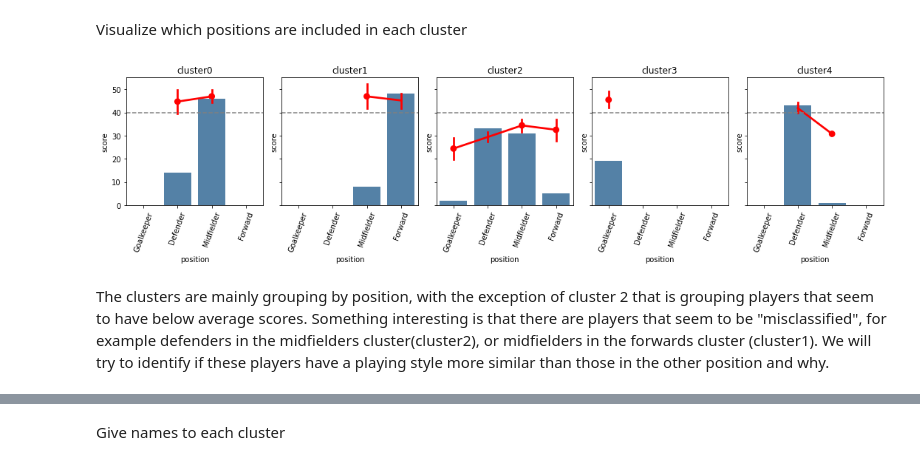
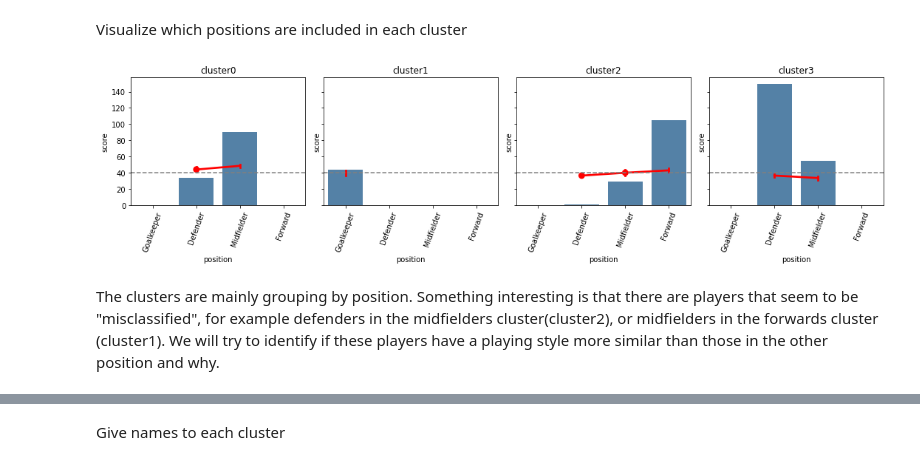
Before and after one commit to mmarzora/data-science, a Jupyter notebook: Football stats/in progress/sorare-api.ipynb, the cells around one changed output, grey strips where cells are left out. Saved outputs shown, nothing was run; the diff lists cells and outputs as text; code cells hidden in the pictures.

```diff
--- a/Football stats/in progress/sorare-api.ipynb
+++ b/Football stats/in progress/sorare-api.ipynb
@@ -173,8 +240,8 @@ Expand players
 # %%
-laliga_data=laliga_r.json()['data']['competition']['clubs']['nodes']
-df_laliga=pd.json_normalize(laliga_data)
-df_laliga_players=df_laliga.explode(column='activePlayers.nodes').reset_index(drop=True)
-A=pd.json_normalize(df_laliga_players['activePlayers.nodes'])
-df_laliga_players=df_laliga_players.drop(columns='activePlayers.nodes').join(A,how='left',rsuffix='_player',lsuffix='_club')
+# laliga_data=laliga_r.json()['data']['competition']['clubs']['nodes']
+# df_laliga=pd.json_normalize(laliga_data)
+df_laliga_players=club_df.explode(column='club.activePlayers.nodes').reset_index(drop=True)
+A=pd.json_normalize(df_laliga_players['club.activePlayers.nodes'])
+df_laliga_players=df_laliga_players.drop(columns='club.activePlayers.nodes').join(A,how='left',rsuffix='_player',lsuffix='_club')
 df_laliga_players.head()
 # %% [output]
@@ -191,4 +258,5 @@ df_laliga_players.shape
 # %%
+df_laliga_players.rename(columns={'slug':'slug_player','club.slug':'slug'},inplace=True)
 pd.json_normalize(df_laliga_players[df_laliga_players.slug_player=='luka-modric']['allSo5Scores.nodes'])
 # %% [output]
 |  | 0 | 1 | 2 | 3 | 4 |
@@ -389,4 +457,5 @@ df_laliga_player_scores_detailed[df_laliga_player_scores_detailed.slug_player=='
 Name: position, dtype: object
 # %%
+df_laliga_player_scores_detailed.rename(columns={'slug':'slug_club','club.name':'name'},inplace=True)
 df_laliga_player_scores_detailed[['name','slug_club','displayName','slug_player','status.lastFiveSo5Appearances','level_score']].groupby(['name','slug_club','displayName','slug_player','status.lastFiveSo5Appearances','displayName'])['level_score'].mean()
 # %% [output]
@@ -584,7 +653,7 @@ Search_Kmeans(df_pca)
 # %% [markdown]
 Clustering with 5 clusters, and calculate distance to each centroid
 # %%
-n_clusters=5
+n_clusters=4
 kmeans=KMeans(n_clusters=n_clusters,random_state=1)
 kmeans.fit(df_pca)
 
@@ -602,32 +671,32 @@ Visualize which positions are included in each cluster
 # %%
 
 positions=['Goalkeeper','Defender','Midfielder','Forward']
 labels=range(0,n_clusters)
 
 n_plots=df_output['label'].nunique()
-max_col=5
+max_col=n_clusters
 max_row=int(np.ceil(n_plots/max_col))
 
 n_row=0
 n_col=0
 fig,ax=plt.subplots(max_row,max_col,figsize=(15,4),squeeze=False,sharey=True)
 for i in range(n_plots):
     df=df_output[df_output.label==i]
     sns.countplot(data=df,x='position',ax=ax[n_row,n_col],color='steelblue',order=positions)
     sns.pointplot(data=df,x='position',y='score',ax=ax[n_row,n_col],color='red',order=positions)
     ax[n_row,n_col].axhline(40, ls='--',color='gray')
     ax[n_row,n_col].set_xticklabels(ax[n_row,n_col].get_xticklabels(),rotation=70)
 
     ax[n_row,n_col].set_title('cluster'+str(i))
     n_col+=1
     if(n_col==max_col):
         n_col=0
         n_row+=1
 plt.tight_layout()
 # %% [output]
-[figure, old version]
+[figure, new version]
 # %% [markdown]
-The clusters are mainly grouping by position, with the exception of cluster 2 that is grouping players that seem to have below average scores. Something interesting is that there are players that seem to be "misclassified", for example defenders in the midfielders cluster(cluster2), or midfielders in the forwards cluster (cluster1). We will try to identify if these players have a playing style more similar than those in the other position and why.
+The clusters are mainly grouping by position. Something interesting is that there are players that seem to be "misclassified", for example defenders in the midfielders cluster(cluster2), or midfielders in the forwards cluster (cluster1). We will try to identify if these players have a playing style more similar than those in the other position and why.
 # %%
 
 
```
Also changed, not shown: parts of 47 cells of this notebook.
